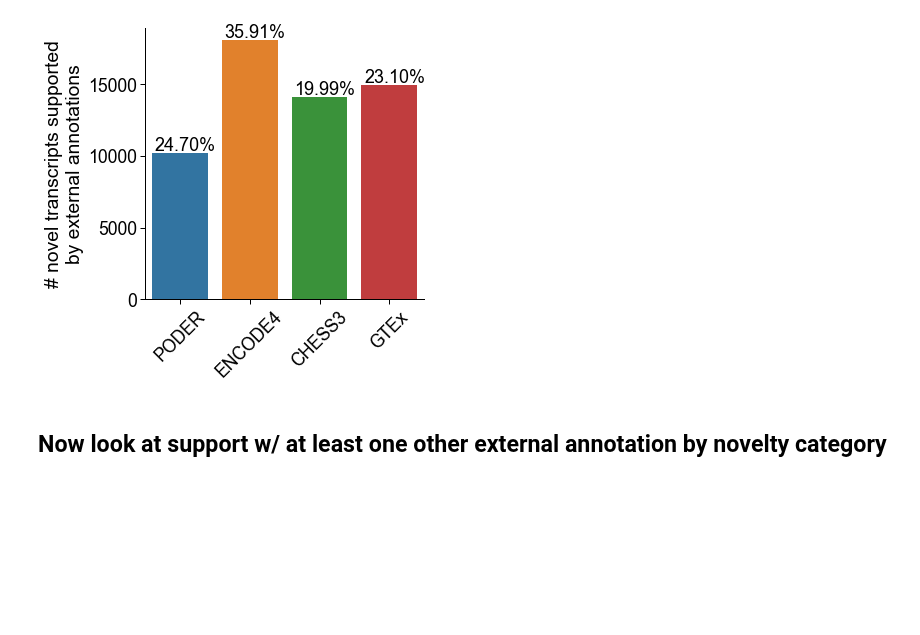
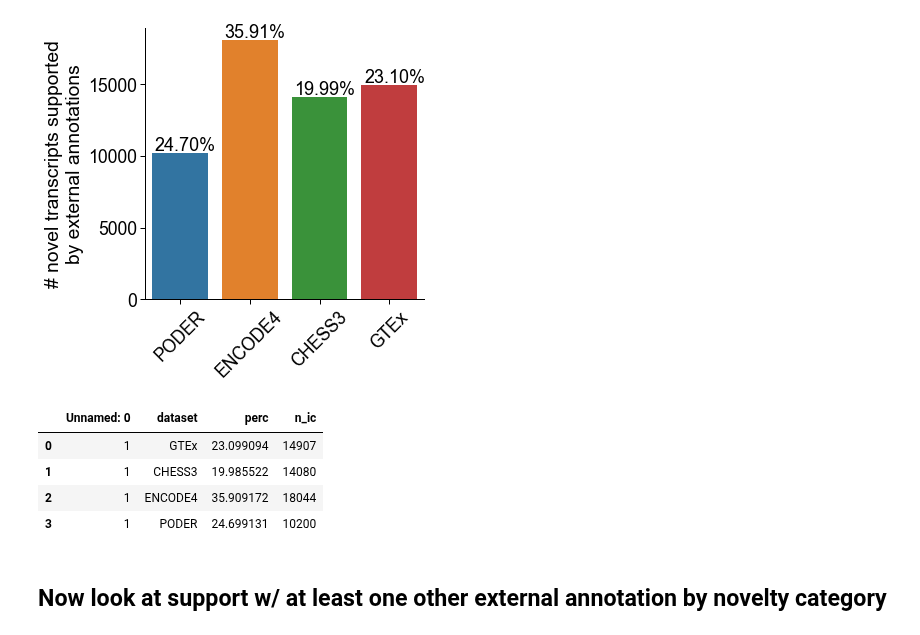
Before and after one commit to fairliereese/240903_pt, a Jupyter notebook: analysis/figure_characterize_poder/compare_annotation_to_external.ipynb, the cells around one changed output. Cells and saved outputs as stored; diff of their text form; code cells hidden in the pictures; blank space fills up the shorter version.

```diff
--- a/analysis/figure_characterize_poder/compare_annotation_to_external.ipynb
+++ b/analysis/figure_characterize_poder/compare_annotation_to_external.ipynb
@@ -211,6 +251,15 @@ clean_figure(ax)
 [figure]
 # %%
 perc_df.to_csv('241031_perc_supported_ics_per_annot.tsv', sep='\t')
+# %%
+perc_df = pd.read_csv('241031_perc_supported_ics_per_annot.tsv', sep='\t')
+perc_df
+# %% [output]
+|  | Unnamed: 0 | dataset | perc | n_ic |
+| 0 | 1 | GTEx | 23.099094 | 14907 |
+| 1 | 1 | CHESS3 | 19.985522 | 14080 |
+| 2 | 1 | ENCODE4 | 35.909172 | 18044 |
+| 3 | 1 | PODER | 24.699131 | 10200 |
 # %% [markdown]
 ## Now look at support w/ at least one other external annotation by novelty category
 # %%
```
Also changed, not shown: parts of 5 cells of this notebook, 3 other files.
